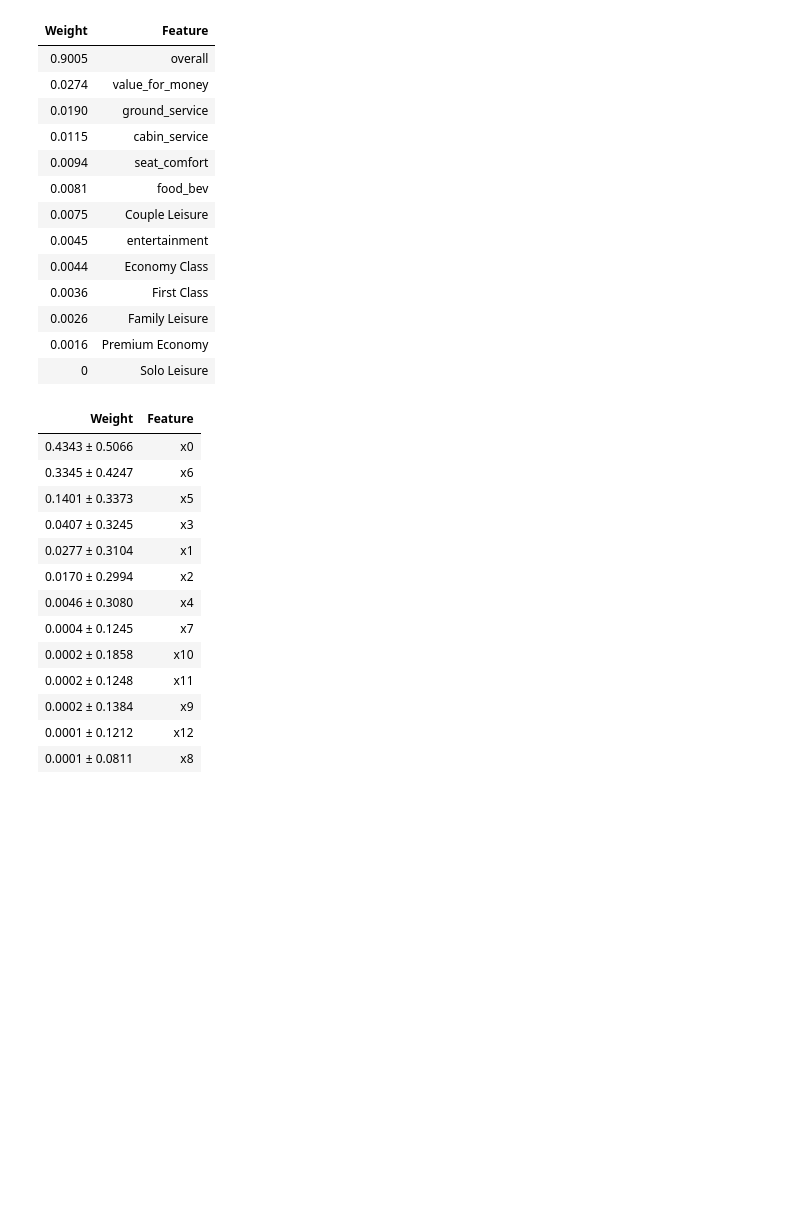
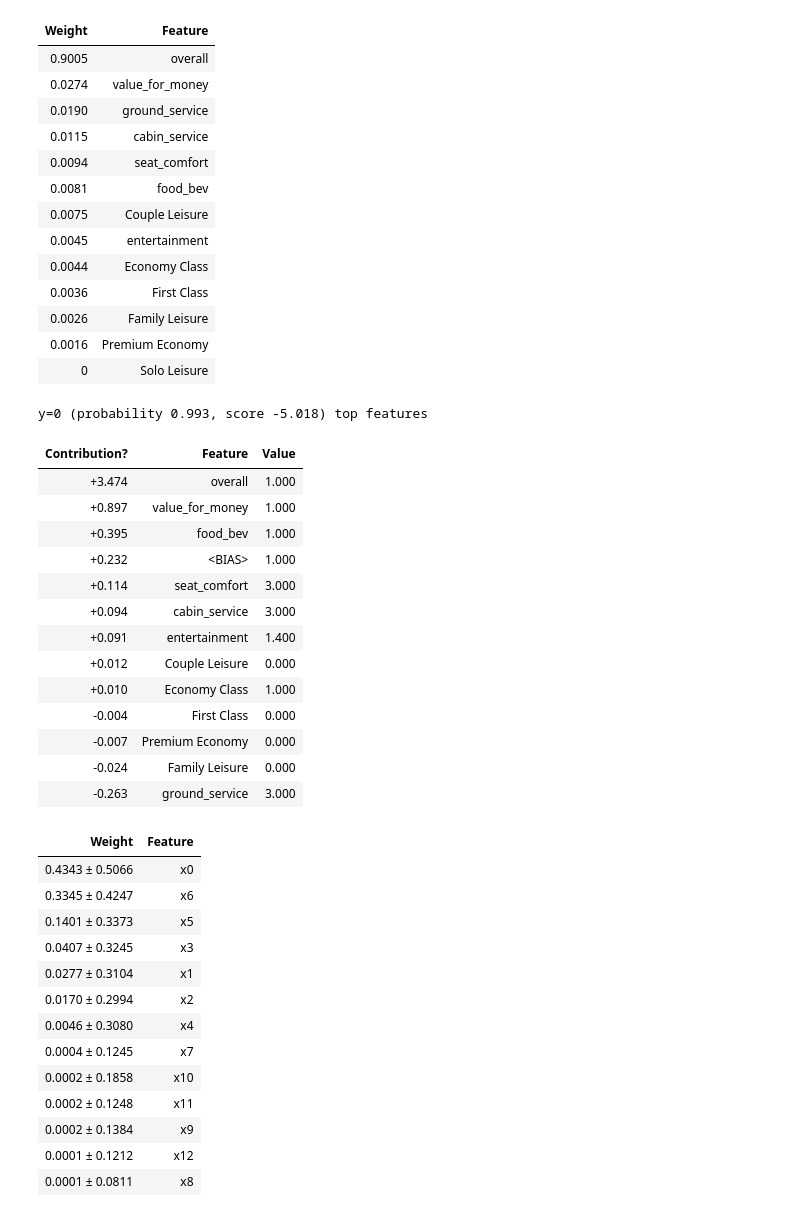
Before and after one commit to Mahima2208/Airline_Passenger_Referal_Prediction_Classification, a Jupyter notebook: AIRLINE_PASSENGER_REFERAL_PREDICTION_CLASSIFICATION.ipynb, the cells around one changed output. Drawn from its saved outputs; the diff is of its cells as text; code cells hidden in the pictures; blank space fills up the shorter version.

```diff
--- a/AIRLINE_PASSENGER_REFERAL_PREDICTION_CLASSIFICATION.ipynb
+++ b/AIRLINE_PASSENGER_REFERAL_PREDICTION_CLASSIFICATION.ipynb
@@ -1503,6 +1503,26 @@ eli.explain_weights(xgb_model)
 | 0.0026 | Family Leisure |
 | 0.0016 | Premium Economy |
 | 0 | Solo Leisure |
+# %%
+eli.show_prediction(xgb_model, X_test.iloc[1],
+                    feature_names=list(X.columns),
+                    show_feature_values=True)
+# %% [output]
+y=0 (probability 0.993, score -5.018) top features
+| Contribution? | Feature | Value |
+| +3.474 | overall | 1.000 |
+| +0.897 | value_for_money | 1.000 |
+| +0.395 | food_bev | 1.000 |
+| +0.232 | <BIAS> | 1.000 |
+| +0.114 | seat_comfort | 3.000 |
+| +0.094 | cabin_service | 3.000 |
+| +0.091 | entertainment | 1.400 |
+| +0.012 | Couple Leisure | 0.000 |
+| +0.010 | Economy Class | 1.000 |
+| -0.004 | First Class | 0.000 |
+| -0.007 | Premium Economy | 0.000 |
+| -0.024 | Family Leisure | 0.000 |
+| -0.263 | ground_service | 3.000 |
 # %%
 eli.explain_weights(gbc)
 # %% [output]
```
Also changed, not shown: parts of 3 cells of this notebook.
